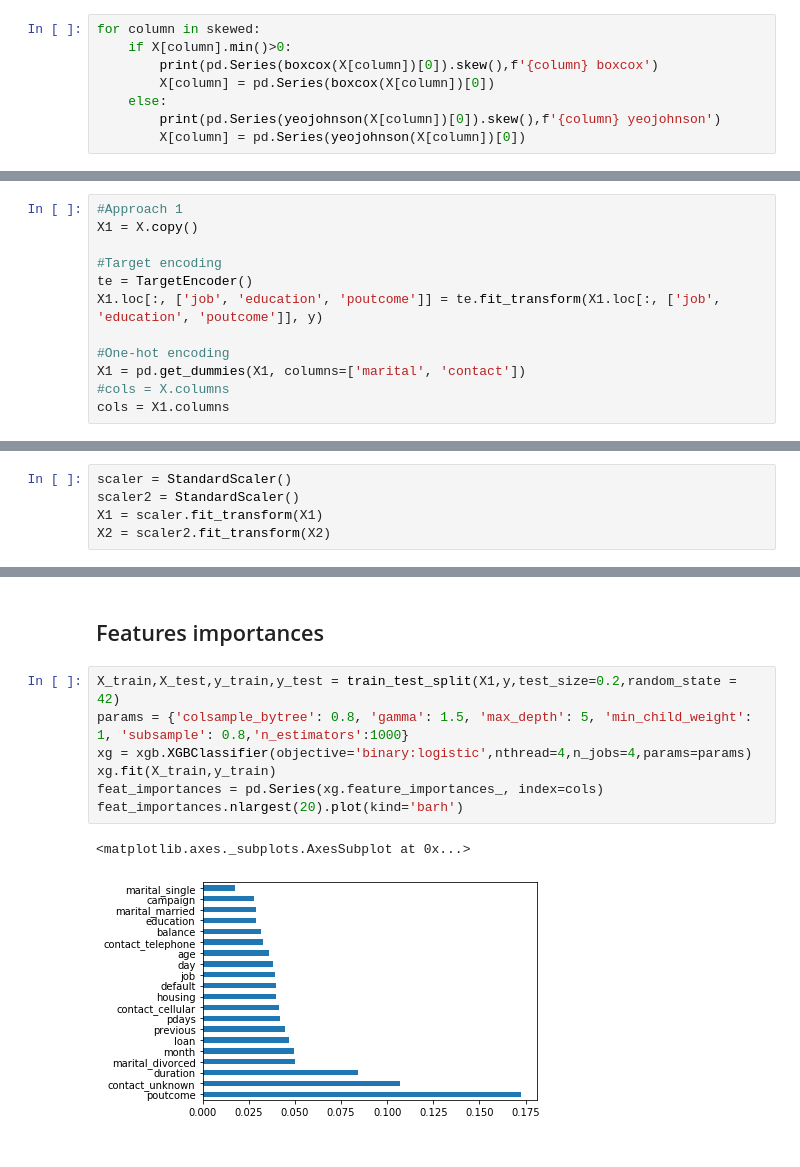
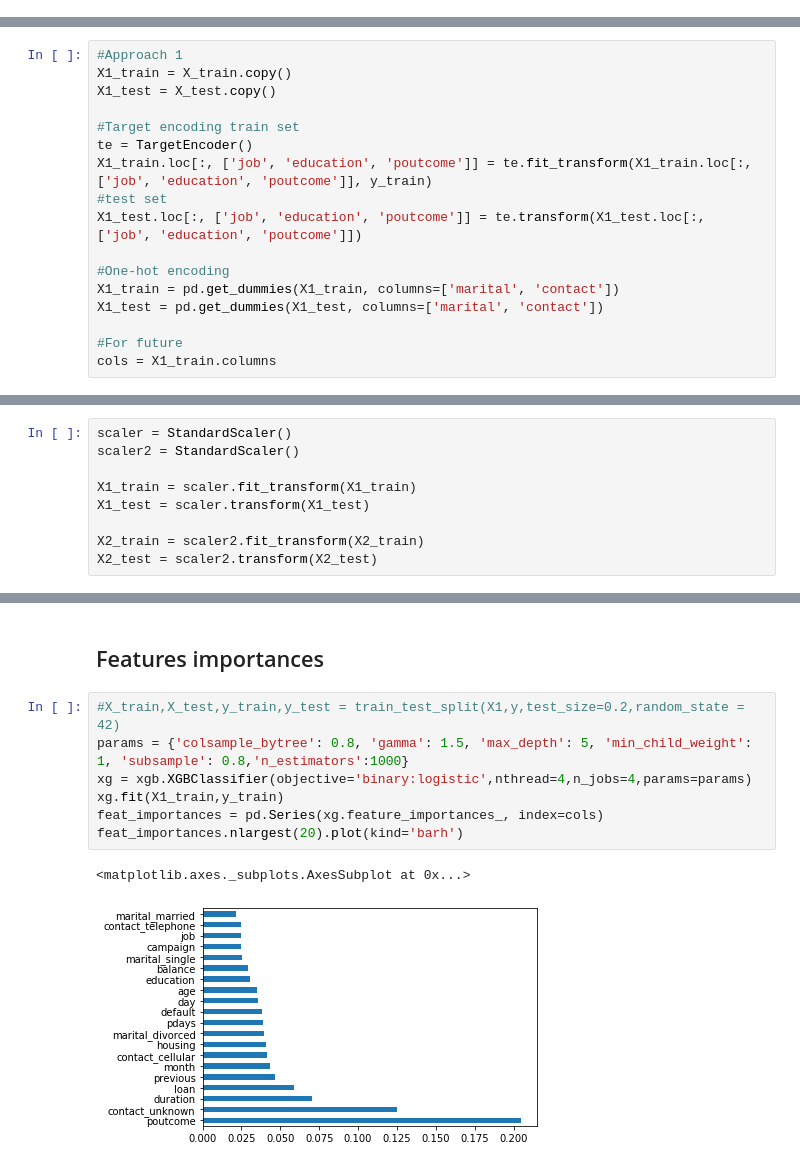
Before and after one commit to okcze/WUM-project-1, a Jupyter notebook: features_engr.ipynb, the cells around one changed output, grey strips where cells are left out. Drawn from its saved outputs; the diff is of its cells as text.

```diff
--- a/features_engr.ipynb
+++ b/features_engr.ipynb
@@ -71,8 +54,0 @@ It is known that ML algorithms tend to perform worse if they have to deal with s
-# %%
-for column in skewed:
-    if X[column].min()>0:
-        print(pd.Series(boxcox(X[column])[0]).skew(),f'{column} boxcox')
-        X[column] = pd.Series(boxcox(X[column])[0])
-    else:
-        print(pd.Series(yeojohnson(X[column])[0]).skew(),f'{column} yeojohnson')
-        X[column] = pd.Series(yeojohnson(X[column])[0])
@@ -129,15 +191,20 @@ Expecting target encoding to reflect the relationship of variables with target v
 For second approach to compere results we decide to apply target encoding for all of these features.
 # %%
 #Approach 1
-X1 = X.copy()
+X1_train = X_train.copy()
+X1_test = X_test.copy()
 
-#Target encoding
+#Target encoding train set
 te = TargetEncoder()
-X1.loc[:, ['job', 'education', 'poutcome']] = te.fit_transform(X1.loc[:, ['job', 'education', 'poutcome']], y)
+X1_train.loc[:, ['job', 'education', 'poutcome']] = te.fit_transform(X1_train.loc[:, ['job', 'education', 'poutcome']], y_train)
+#test set
+X1_test.loc[:, ['job', 'education', 'poutcome']] = te.transform(X1_test.loc[:, ['job', 'education', 'poutcome']])
 
 #One-hot encoding
-X1 = pd.get_dummies(X1, columns=['marital', 'contact'])
-#cols = X.columns
-cols = X1.columns
+X1_train = pd.get_dummies(X1_train, columns=['marital', 'contact'])
+X1_test = pd.get_dummies(X1_test, columns=['marital', 'contact'])
+
+#For future
+cols = X1_train.columns
 # %%
 #Approach 2
@@ -152,8 +221,12 @@ Scaling the data just for sake we might use alghoritm that require standarized i
 # %%
 scaler = StandardScaler()
 scaler2 = StandardScaler()
-X1 = scaler.fit_transform(X1)
-X2 = scaler2.fit_transform(X2)
+
+X1_train = scaler.fit_transform(X1_train)
+X1_test = scaler.transform(X1_test)
+
+X2_train = scaler2.fit_transform(X2_train)
+X2_test = scaler2.transform(X2_test)
 # %% [markdown]
 # Modeling
 # %%
@@ -320,12 +385,12 @@ result
 # %% [markdown]
 ## Features importances
 # %%
-X_train,X_test,y_train,y_test = train_test_split(X1,y,test_size=0.2,random_state = 42)
+#X_train,X_test,y_train,y_test = train_test_split(X1,y,test_size=0.2,random_state = 42)
 params = {'colsample_bytree': 0.8, 'gamma': 1.5, 'max_depth': 5, 'min_child_weight': 1, 'subsample': 0.8,'n_estimators':1000}
 xg = xgb.XGBClassifier(objective='binary:logistic',nthread=4,n_jobs=4,params=params)
-xg.fit(X_train,y_train)
+xg.fit(X1_train,y_train)
 feat_importances = pd.Series(xg.feature_importances_, index=cols)
 feat_importances.nlargest(20).plot(kind='barh')
 # %% [output]
 <matplotlib.axes._subplots.AxesSubplot at 0x...>
-[figure, old version]
+[figure, new version]
```
Also changed, not shown: parts of 36 cells of this notebook.
